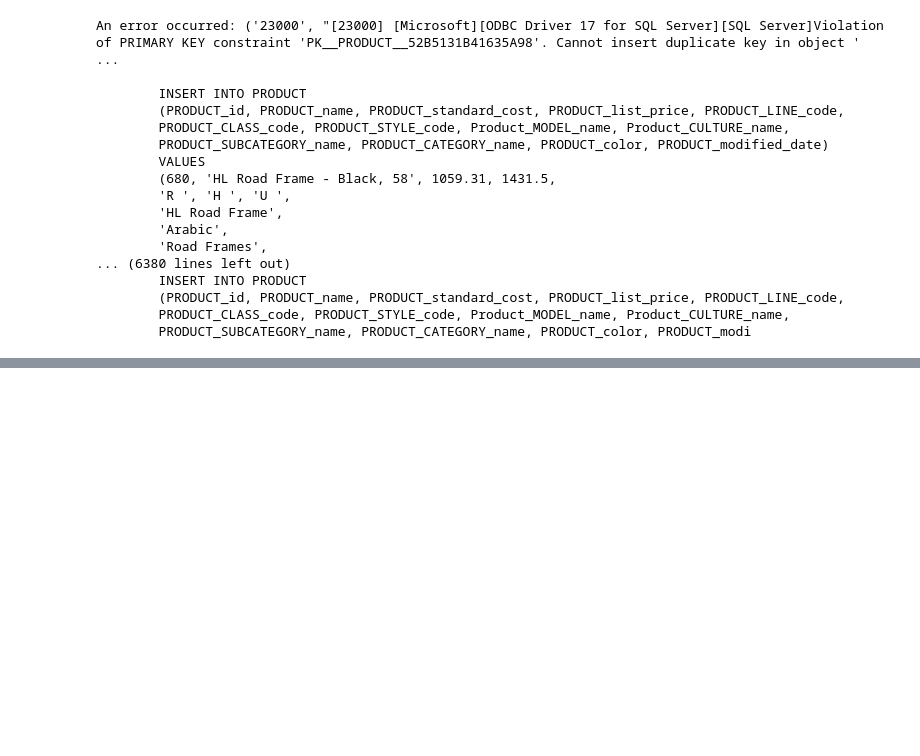
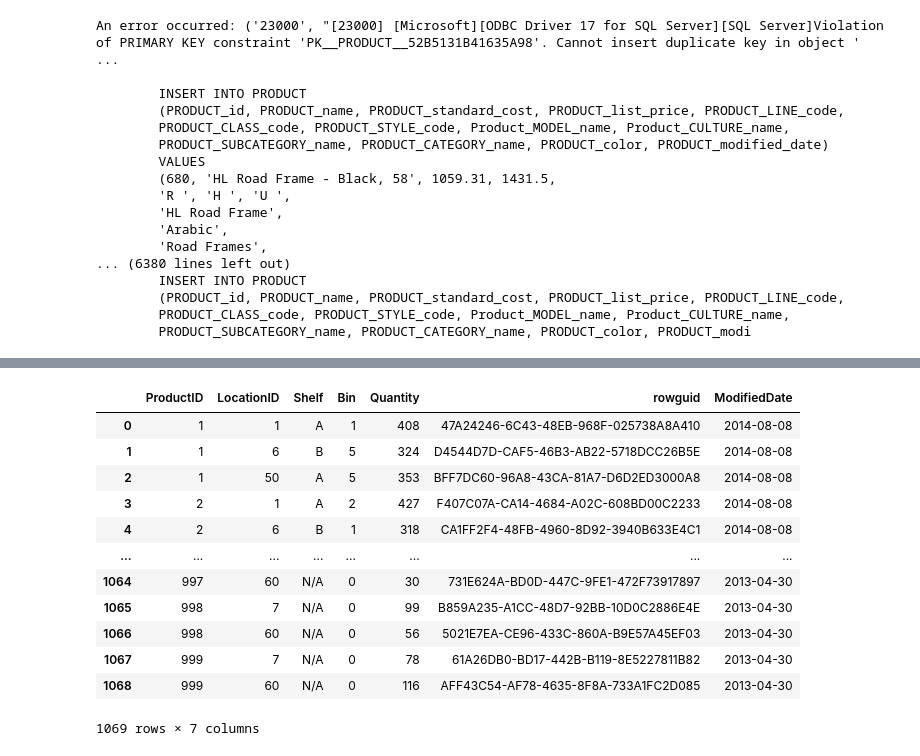
Before and after one commit to DiegoIEC/deds_project, a Jupyter notebook: deds/product.ipynb, the cells around one changed output, grey strips where cells are left out. Cells and saved outputs as stored; diff of their text form; code cells hidden in the pictures; blank space fills up the shorter version.

```diff
--- a/deds/product.ipynb
+++ b/deds/product.ipynb
@@ -157,0 +298,23 @@ An error occurred: ('23000', "[23000] [Microsoft][ODBC Driver 17 for SQL Server]
+# %%
+newQuery = "SELECT * FROM [Production].[ProductInventory]"
+product_inventory= pd.read_sql(newQuery,DB_AW_conn)
+# %%
+product_inventory['Shelf'].fillna('', inplace=True)
+product_inventory['Bin'].fillna(0, inplace=True)
+product_inventory['Quantity'].fillna(0, inplace=True)
+product_inventory['ModifiedDate'].fillna('1900-01-01', inplace=True)
+product_inventory
+# %% [output]
+|  | ProductID | LocationID | Shelf | Bin | Quantity | rowguid | ModifiedDate |
+| 0 | 1 | 1 | A | 1 | 408 | 47A24246-6C43-48EB-968F-025738A8A410 | 2014-08-08 |
+| 1 | 1 | 6 | B | 5 | 324 | D4544D7D-CAF5-46B3-AB22-5718DCC26B5E | 2014-08-08 |
+| 2 | 1 | 50 | A | 5 | 353 | BFF7DC60-96A8-43CA-81A7-D6D2ED3000A8 | 2014-08-08 |
+| 3 | 2 | 1 | A | 2 | 427 | F407C07A-CA14-4684-A02C-608BD00C2233 | 2014-08-08 |
+| 4 | 2 | 6 | B | 1 | 318 | CA1FF2F4-48FB-4960-8D92-3940B633E4C1 | 2014-08-08 |
+| ... | ... | ... | ... | ... | ... | ... | ... |
+| 1064 | 997 | 60 | N/A | 0 | 30 | 731E624A-BD0D-447C-9FE1-472F73917897 | 2013-04-30 |
+| 1065 | 998 | 7 | N/A | 0 | 99 | B859A235-A1CC-48D7-92BB-10D0C2886E4E | 2013-04-30 |
+| 1066 | 998 | 60 | N/A | 0 | 56 | 5021E7EA-CE96-433C-860A-B9E57A45EF03 | 2013-04-30 |
+| 1067 | 999 | 7 | N/A | 0 | 78 | 61A26DB0-BD17-442B-B119-8E5227811B82 | 2013-04-30 |
+| 1068 | 999 | 60 | N/A | 0 | 116 | AFF43C54-AF78-4635-8F8A-733A1FC2D085 | 2013-04-30 |
+1069 rows × 7 columns
```
Also changed, not shown: parts of 23 cells of this notebook, 19 other files.
